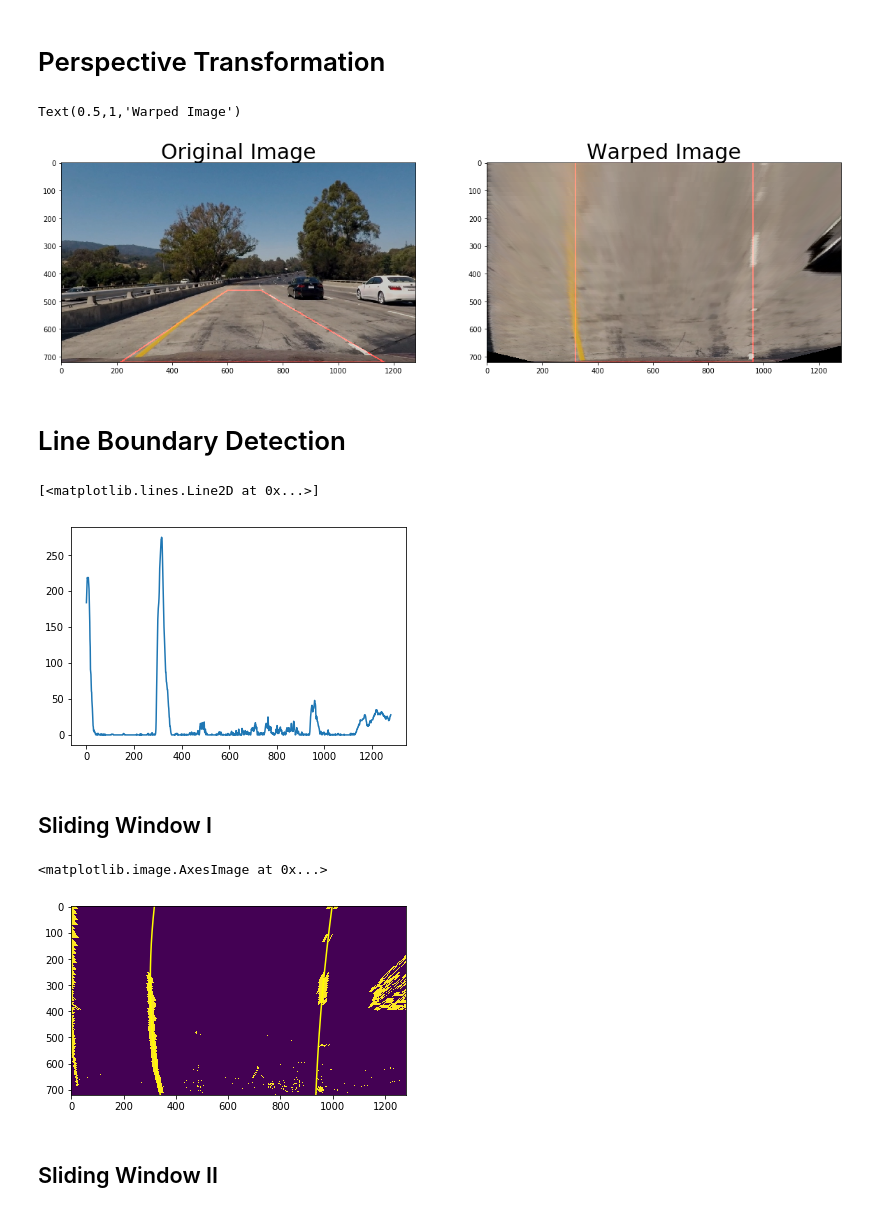
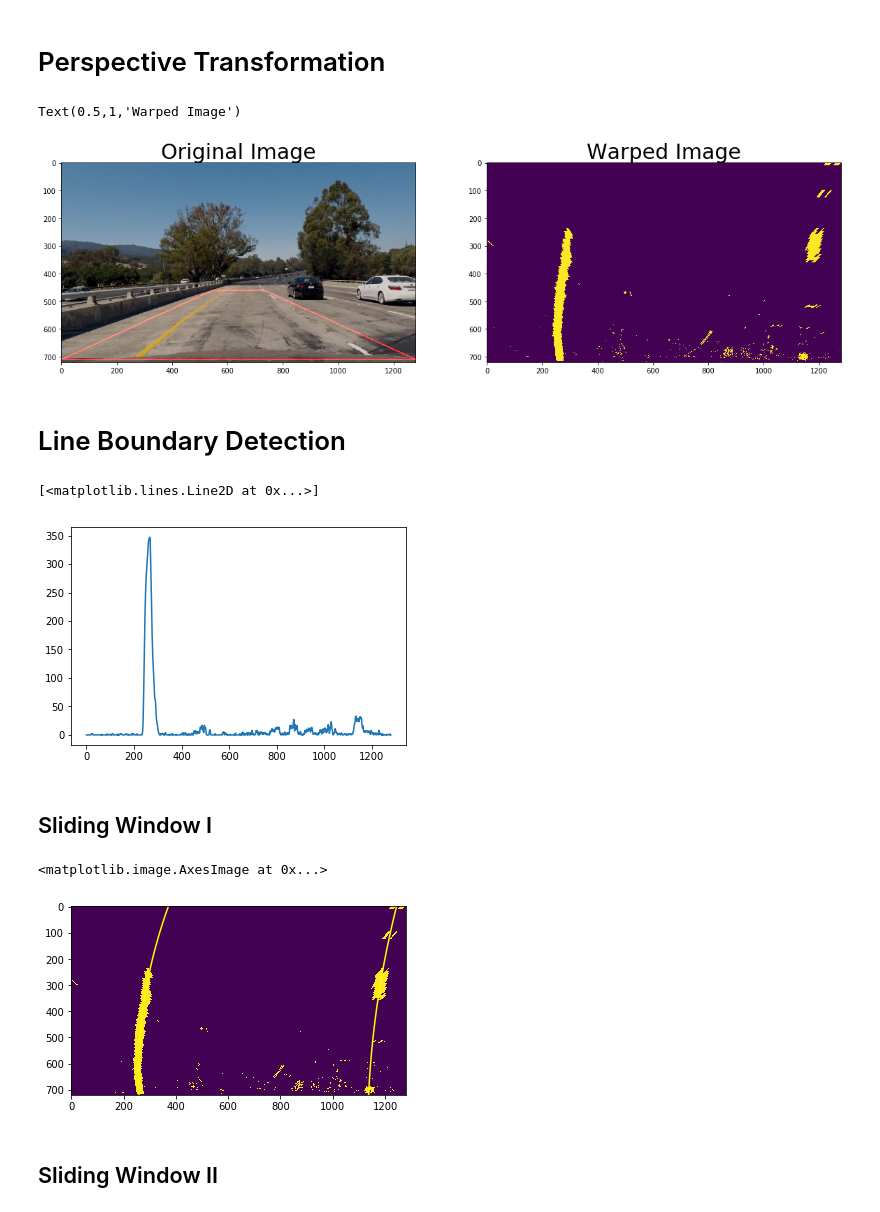
Before and after one commit to zenXun/data-science-roadmap, a Jupyter notebook: udacity-self-driving/advanced-lane-detection/submission/P2.ipynb, the cells around one changed output. Drawn from its saved outputs; the diff is of its cells as text; code cells hidden in the pictures.

```diff
--- a/udacity-self-driving/advanced-lane-detection/submission/P2.ipynb
+++ b/udacity-self-driving/advanced-lane-detection/submission/P2.ipynb
@@ -53,7 +53,7 @@ def undistort(img):
     ret, mtx, dist, rvecs, tvecs = cv2.calibrateCamera(objpoints, imgpoints, img_size, None, None)
     return cv2.undistort(img_cp, mtx, dist, None, mtx)
 # %%
-img = cv2.imread('../test_images/test1.jpg')
+img = cv2.imread('test1.jpg')
 img = cv2.cvtColor(img,cv2.COLOR_BGR2RGB)
 undistorted_img = undistort(img)
 f, (ax1, ax2) = plt.subplots(1, 2, figsize=(20,10))
@@ -115,48 +115,52 @@ def warper(img, src, dst):
 
 def weighted_img(img, initial_img, α=0.8, β=1., γ=0.):
     img_init_cp = initial_img.copy()
     img_cp = img.copy()
     return cv2.addWeighted(img_init_cp, α, img_cp, β, γ)
 
 def draw_lines(img, points, color=[255, 0, 0], thickness=3, dim=3):
     img_cp = np.zeros((img.shape[0], img.shape[1], 3), dtype=np.uint8)
     if len(points) > 2:
         cv2.line(img_cp, (points[0][0], points[0][1]), (points[len(points) - 1][0], points[len(points) - 1][1]), color, thickness)
     for i in range(1, len(points)):
         cv2.line(img_cp, (points[i - 1][0], points[i - 1][1]), (points[i][0], points[i][1]), color, thickness)
     return img_cp
 
 
-img_size = (undistorted_img.shape[1], undistorted_img.shape[0])
+# img_size = (undistorted_img.shape[1], undistorted_img.shape[0])
 
-src = np.float32([
-    [img_size[0] / 2 - 40, img_size[1] / 2 + 100],
-    [img_size[0] / 6, img_size[1]],
-    [img_size[0] * 5 / 6 + 100, img_size[1]],
-    [img_size[0] / 2 + 80, img_size[1] / 2 + 100]
-])
+# src = np.float32([
+#     [img_size[0] / 2 - 40, img_size[1] / 2 + 100],
+#     [img_size[0] / 6, img_size[1]],
+#     [img_size[0] * 5 / 6 + 100, img_size[1]],
+#     [img_size[0] / 2 + 80, img_size[1] / 2 + 100]
+# ])
 
-dst = np.float32([
-    [img_size[0] / 4, 0],
-    [img_size[0] / 4, img_size[1]],
-    [img_size[0] * 3 / 4, img_size[1]],
-    [img_size[0] * 3 / 4, 0]
-])
+# dst = np.float32([
+#     [img_size[0] / 4, 0],
+#     [img_size[0] / 4, img_size[1]],
+#     [img_size[0] * 3 / 4, img_size[1]],
+#     [img_size[0] * 3 / 4, 0]
+# ])
+
+h, w = undistorted_img.shape[:2]
+src = np.float32([[w, h-10], [0, h-10], [546, 460], [732, 460]])
+dst = np.float32([[w, h], [0, h], [0,0], [w,0]])
 
 warped_binary, M, Minv = warper(binary_img, src, dst)
 warped_img, M, Minv = warper(undistorted_img, src, dst)
 f, (ax1, ax2) = plt.subplots(1, 2, figsize=(20,10))
 original_img_with_area = weighted_img(draw_lines(undistorted_img, src), undistorted_img)
 cv2.imwrite('original_img_with_area.png', original_img_with_area)
 warped_img_with_area = weighted_img(draw_lines(warped_img, dst), warped_img)
 cv2.imwrite('warped_img_with_area.png', warped_img_with_area)
 ax1.imshow(original_img_with_area)
 ax1.set_title('Original Image', fontsize=30)
-ax2.imshow(warped_img_with_area)
+ax2.imshow(warped_binary)
 ax2.set_title('Warped Image', fontsize=30)
 # %% [output]
 Text(0.5,1,'Warped Image')
-[figure, old version]
+[figure, new version]
 # %% [markdown]
 # Line Boundary Detection
 # %%
@@ -170,7 +174,7 @@ cv2.imwrite('histogram.png', histogram)
 plt.plot(histogram)
 # %% [output]
 [<matplotlib.lines.Line2D at 0x...>]
-[figure, old version]
+[figure, new version]
 # %% [markdown]
 ## Sliding Window I
 # %%
@@ -295,7 +299,7 @@ cv2.imwrite('sliding_window_I.png', out_img)
 plt.imshow(warped_binary)
 # %% [output]
 <matplotlib.image.AxesImage at 0x...>
-[figure, old version]
+[figure, new version]
 # %% [markdown]
 ## Sliding Window II
 # %%
```
Also changed, not shown: parts of 8 cells of this notebook, 13 other files.
